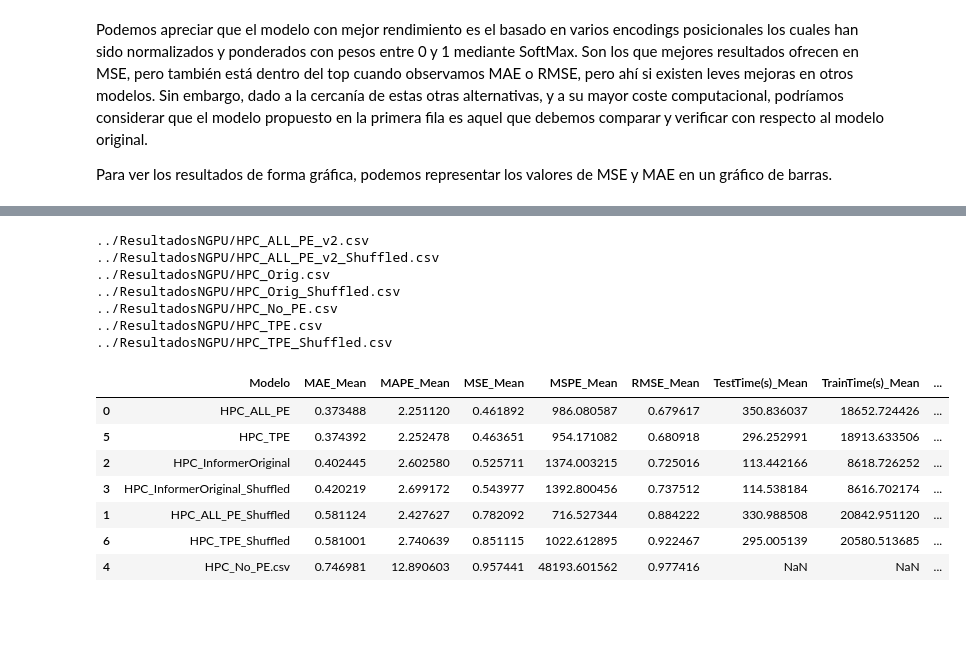
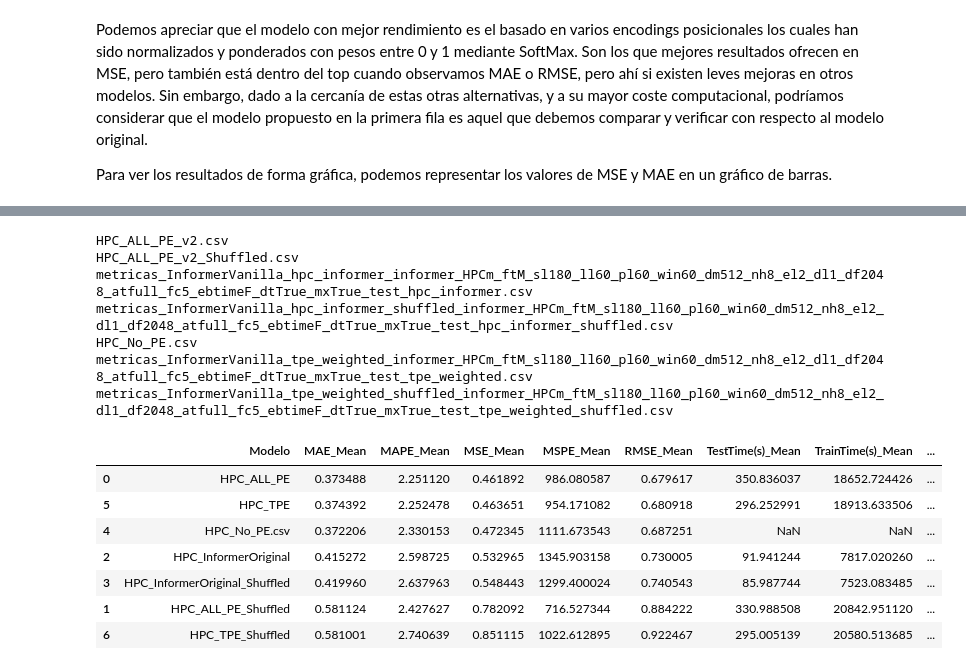
Before and after one commit to hexecoded/TFM, a Jupyter notebook: Experimentos/ResultadosNGPU.ipynb, the cells around one changed output, grey strips where cells are left out. Cells and saved outputs as stored; diff of their text form; code cells hidden in the pictures; blank space fills up the shorter version.

```diff
--- a/Experimentos/ResultadosNGPU.ipynb
+++ b/Experimentos/ResultadosNGPU.ipynb
@@ -25,21 +31,21 @@ import pandas as pd
 
 # Ficheros con sus nombres de modelo
 model_files = {
-    "HPC_ALL_PE": "../ResultadosNGPU/HPC_ALL_PE_v2.csv",
-    "HPC_ALL_PE_NoNorm": "../ResultadosNGPU/HPC_ALL_PE_v2_NoNorm.csv",
-    "HPC_Informer_Original": "../ResultadosNGPU/HPC_Orig.csv",
-    "HPC_SPE": "../ResultadosNGPU/HPC_SPE.csv",
-    "HPC_SPE_ALL": "../ResultadosNGPU/HPC_SPE_ALL.csv",
-    "HPC_Ventana_Stats": "../ResultadosNGPU/HPC_Stats_Only.csv",
-    "HPC_TPE": "../ResultadosNGPU/HPC_TPE.csv",
-    "HPC_Ventana_Stats_Lags": "../ResultadosNGPU/HPC_Ventana_Lags.csv"
+    "All_PE_Weighted": "HPC_ALL_PE_v2.csv",
+    "ALL_PE_NoNorm": "HPC_ALL_PE_v2_NoNorm.csv",
+    "Informer_Original": "metricas_InformerVanilla_hpc_informer_informer_HPCm_ftM_sl180_ll60_pl60_win60_dm512_nh8_el2_dl1_df2048_atfull_fc5_ebtimeF_dtTrue_mxTrue_test_hpc_informer.csv",
+    "SPE": "HPC_SPE.csv",
+    "SPE_All_PE": "HPC_SPE_ALL.csv",
+    "Ventana_Stats": "metricas_InformerVanilla_stats_informer_HPCm_ftM_sl180_ll60_pl60_win60_dm512_nh8_el2_dl1_df2048_atfull_fc5_ebtimeF_dtTrue_mxTrue_test_stats.csv",
+    "TPE": "metricas_InformerVanilla_tpe_weighted_informer_HPCm_ftM_sl180_ll60_pl60_win60_dm512_nh8_el2_dl1_df2048_atfull_fc5_ebtimeF_dtTrue_mxTrue_test_tpe_weighted.csv",
+    "Ventana_Stats_Lags": "HPC_Ventana_Lags.csv"
 }
 
 dfs = []
 
 for model_name, file_path in model_files.items():
     df = pd.read_csv(file_path)
-    print(file_path)
+    #print(file_path)
     df['Modelo'] = model_name  # Añadir columna del modelo
 
     # Pivotar valores de Mean y STD
@@ -135,13 +148,16 @@ Al igual que en el apartado anterior, procederemos a la lectura de resultados de
 # %%
 # Ficheros con sus nombres de modelo
 model_files = {
-    "HPC_ALL_PE": "../ResultadosNGPU/HPC_ALL_PE_v2.csv",
-    "HPC_ALL_PE_Shuffled": "../ResultadosNGPU/HPC_ALL_PE_v2_Shuffled.csv",
-    "HPC_InformerOriginal": "../ResultadosNGPU/HPC_Orig.csv",
-    "HPC_InformerOriginal_Shuffled": "../ResultadosNGPU/HPC_Orig_Shuffled.csv",
-    "HPC_No_PE.csv": "../ResultadosNGPU/HPC_No_PE.csv",
-    "HPC_TPE": "../ResultadosNGPU/HPC_TPE.csv",
-    "HPC_TPE_Shuffled": "../ResultadosNGPU/HPC_TPE_Shuffled.csv"
+    "HPC_ALL_PE": "HPC_ALL_PE_v2.csv",
+    "HPC_ALL_PE_Shuffled": "HPC_ALL_PE_v2_Shuffled.csv",
+    "HPC_InformerOriginal": "metricas_InformerVanilla_hpc_informer_informer_HPCm_ftM_sl180_ll60_pl60_win60_dm512_nh8_el2_dl1_df2048_atfull_fc5_ebtimeF_dtTrue_mxTrue_test_hpc_informer.csv",
+    "HPC_InformerOriginal_Shuffled": "metricas_InformerVanilla_hpc_informer_shuffled_informer_HPCm_ftM_sl180_ll60_pl60_win60_dm512_nh8_el2_dl1_df2048_atfull_fc5_ebtimeF_dtTrue_mxTrue_test_hpc_informer_shuffled.csv",
+    "HPC_No_PE.csv": "HPC_No_PE.csv",
+    #"HPC_Ventana_Stats_Shuffled.csv": "metricas_InformerVanilla_shuffled_lags_stats_informer_HPCm_ftM_sl180_ll60_pl60_win60_dm512_nh8_el2_dl1_df2048_atfull_fc5_ebtimeF_dtTrue_mxTrue_test_shuffled_lags_stats.csv",
+    #"HPC_Ventana_Stats": "metricas_InformerVanilla_stats_informer_HPCm_ftM_sl180_ll60_pl60_win60_dm512_nh8_el2_dl1_df2048_atfull_fc5_ebtimeF_dtTrue_mxTrue_test_stats.csv",
+    "HPC_TPE": "metricas_InformerVanilla_tpe_weighted_informer_HPCm_ftM_sl180_ll60_pl60_win60_dm512_nh8_el2_dl1_df2048_atfull_fc5_ebtimeF_dtTrue_mxTrue_test_tpe_weighted.csv",
+    "HPC_TPE_Shuffled": "metricas_InformerVanilla_tpe_weighted_shuffled_informer_HPCm_ftM_sl180_ll60_pl60_win60_dm512_nh8_el2_dl1_df2048_atfull_fc5_ebtimeF_dtTrue_mxTrue_test_tpe_weighted_shuffled.csv"
+
 
 }
 
@@ -151,45 +167,45 @@ for model_name, file_path in model_files.items():
     df = pd.read_csv(file_path)
     print(file_path)
     df['Modelo'] = model_name  # Añadir columna del modelo
 
     # Pivotar valores de Mean y STD
     df_mean = df.pivot(index='Modelo', columns='Metric', values='Mean')
     df_std = df.pivot(index='Modelo', columns='Metric', values='STD')
 
     # Renombrar columnas para distinguir Mean y STD
     df_mean.columns = [f"{col}_Mean" for col in df_mean.columns]
     df_std.columns = [f"{col}_STD" for col in df_std.columns]
 
     # Combinar ambos
     df_combined = pd.concat([df_mean, df_std], axis=1)
 
     dfs.append(df_combined)
 
 # Unir todos los modelos
 final_df = pd.concat(dfs)
 
 # Resetear índice y ordenar por MSE_Mean
 final_df.reset_index(inplace=True)
 final_df = final_df.sort_values(by="MSE_Mean")
 
 # Mostrar
 display(final_df)
 # %% [output]
-../ResultadosNGPU/HPC_ALL_PE_v2.csv
-../ResultadosNGPU/HPC_ALL_PE_v2_Shuffled.csv
-../ResultadosNGPU/HPC_Orig.csv
-../ResultadosNGPU/HPC_Orig_Shuffled.csv
-../ResultadosNGPU/HPC_No_PE.csv
-../ResultadosNGPU/HPC_TPE.csv
-../ResultadosNGPU/HPC_TPE_Shuffled.csv
+HPC_ALL_PE_v2.csv
+HPC_ALL_PE_v2_Shuffled.csv
+metricas_InformerVanilla_hpc_informer_informer_HPCm_ftM_sl180_ll60_pl60_win60_dm512_nh8_el2_dl1_df2048_atfull_fc5_ebtimeF_dtTrue_mxTrue_test_hpc_informer.csv
+metricas_InformerVanilla_hpc_informer_shuffled_informer_HPCm_ftM_sl180_ll60_pl60_win60_dm512_nh8_el2_dl1_df2048_atfull_fc5_ebtimeF_dtTrue_mxTrue_test_hpc_informer_shuffled.csv
+HPC_No_PE.csv
+metricas_InformerVanilla_tpe_weighted_informer_HPCm_ftM_sl180_ll60_pl60_win60_dm512_nh8_el2_dl1_df2048_atfull_fc5_ebtimeF_dtTrue_mxTrue_test_tpe_weighted.csv
+metricas_InformerVanilla_tpe_weighted_shuffled_informer_HPCm_ftM_sl180_ll60_pl60_win60_dm512_nh8_el2_dl1_df2048_atfull_fc5_ebtimeF_dtTrue_mxTrue_test_tpe_weighted_shuffled.csv
 |  | Modelo | MAE_Mean | MAPE_Mean | MSE_Mean | MSPE_Mean | RMSE_Mean | TestTime(s)_Mean | TrainTime(s)_Mean | ... |
 | 0 | HPC_ALL_PE | 0.373488 | 2.251120 | 0.461892 | 986.080587 | 0.679617 | 350.836037 | 18652.724426 | ... |
 | 5 | HPC_TPE | 0.374392 | 2.252478 | 0.463651 | 954.171082 | 0.680918 | 296.252991 | 18913.633506 | ... |
-| 2 | HPC_InformerOriginal | 0.402445 | 2.602580 | 0.525711 | 1374.003215 | 0.725016 | 113.442166 | 8618.726252 | ... |
-| 3 | HPC_InformerOriginal_Shuffled | 0.420219 | 2.699172 | 0.543977 | 1392.800456 | 0.737512 | 114.538184 | 8616.702174 | ... |
+| 4 | HPC_No_PE.csv | 0.372206 | 2.330153 | 0.472345 | 1111.673543 | 0.687251 | NaN | NaN | ... |
+| 2 | HPC_InformerOriginal | 0.415272 | 2.598725 | 0.532965 | 1345.903158 | 0.730005 | 91.941244 | 7817.020260 | ... |
+| 3 | HPC_InformerOriginal_Shuffled | 0.419960 | 2.637963 | 0.548443 | 1299.400024 | 0.740543 | 85.987744 | 7523.083485 | ... |
 | 1 | HPC_ALL_PE_Shuffled | 0.581124 | 2.427627 | 0.782092 | 716.527344 | 0.884222 | 330.988508 | 20842.951120 | ... |
 | 6 | HPC_TPE_Shuffled | 0.581001 | 2.740639 | 0.851115 | 1022.612895 | 0.922467 | 295.005139 | 20580.513685 | ... |
-| 4 | HPC_No_PE.csv | 0.746981 | 12.890603 | 0.957441 | 48193.601562 | 0.977416 | NaN | NaN | ... |
 # %%
 import matplotlib.pyplot as plt
 import numpy as np
```
Also changed, not shown: parts of 8 cells of this notebook, 20 other files.
